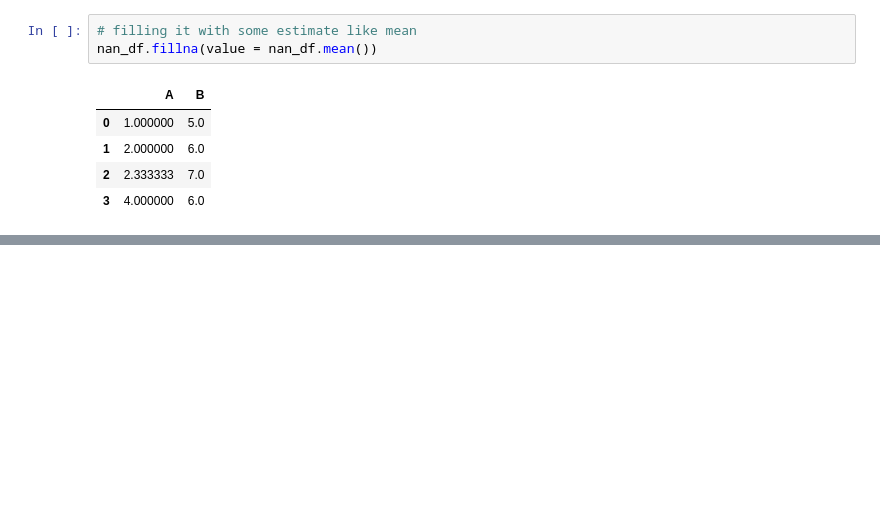
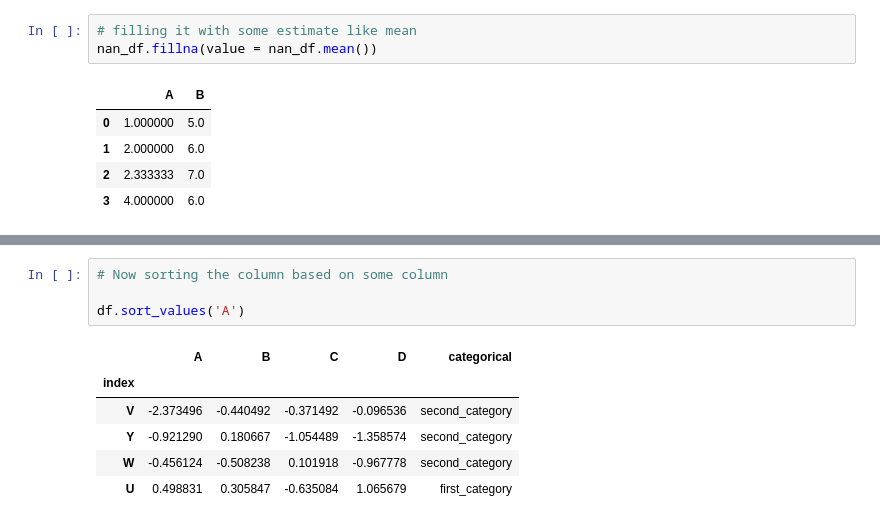
Before and after one commit to mahesh-keswani/ML-DL-FromBasicsToAdvance, a Jupyter notebook: pandas_basics/dataframe-basics.ipynb, the cells around one changed output, grey strips where cells are left out. Drawn from its saved outputs; the diff is of its cells as text; blank space fills up the shorter version.

```diff
--- a/pandas_basics/dataframe-basics.ipynb
+++ b/pandas_basics/dataframe-basics.ipynb
@@ -403,0 +469,11 @@ df.groupby('categorical').describe().transpose()
+# %%
+# Now sorting the column based on some column
+
+df.sort_values('A')
+# %% [output]
+|  | A | B | C | D | categorical |
+| index |  |  |  |  |  |
+| V | -2.373496 | -0.440492 | -0.371492 | -0.096536 | second_category |
+| Y | -0.921290 | 0.180667 | -1.054489 | -1.358574 | second_category |
+| W | -0.456124 | -0.508238 | 0.101918 | -0.967778 | second_category |
+| U | 0.498831 | 0.305847 | -0.635084 | 1.065679 | first_category |
```
Also changed, not shown: parts of 40 cells of this notebook.
